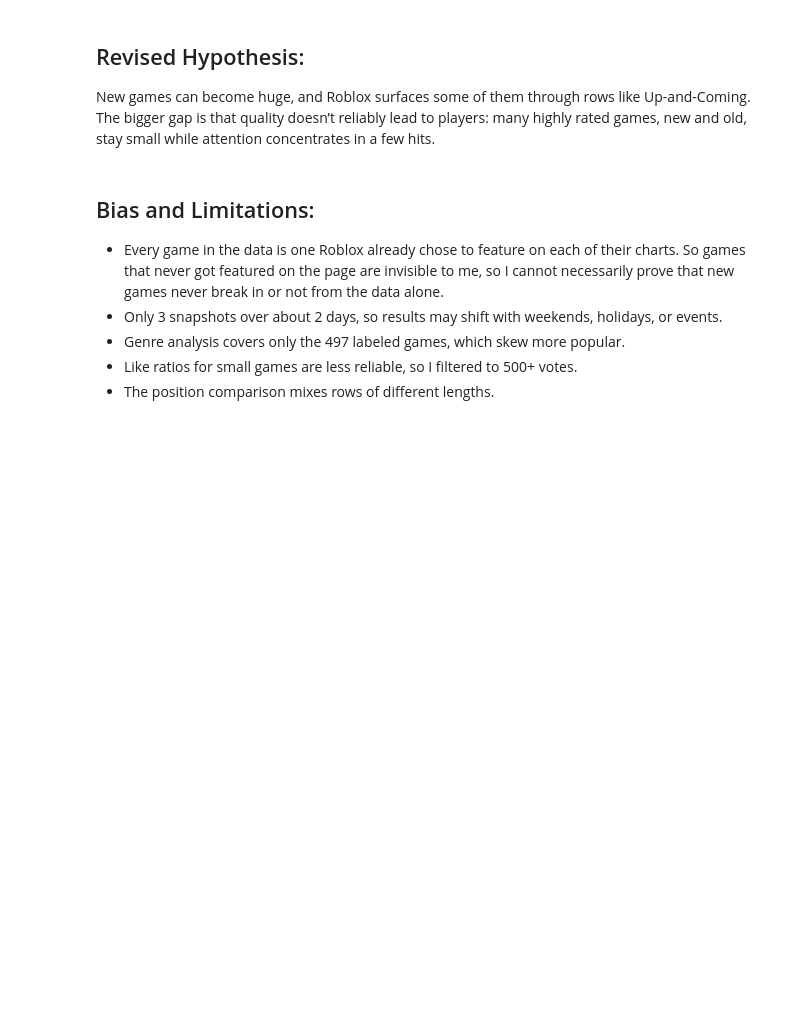
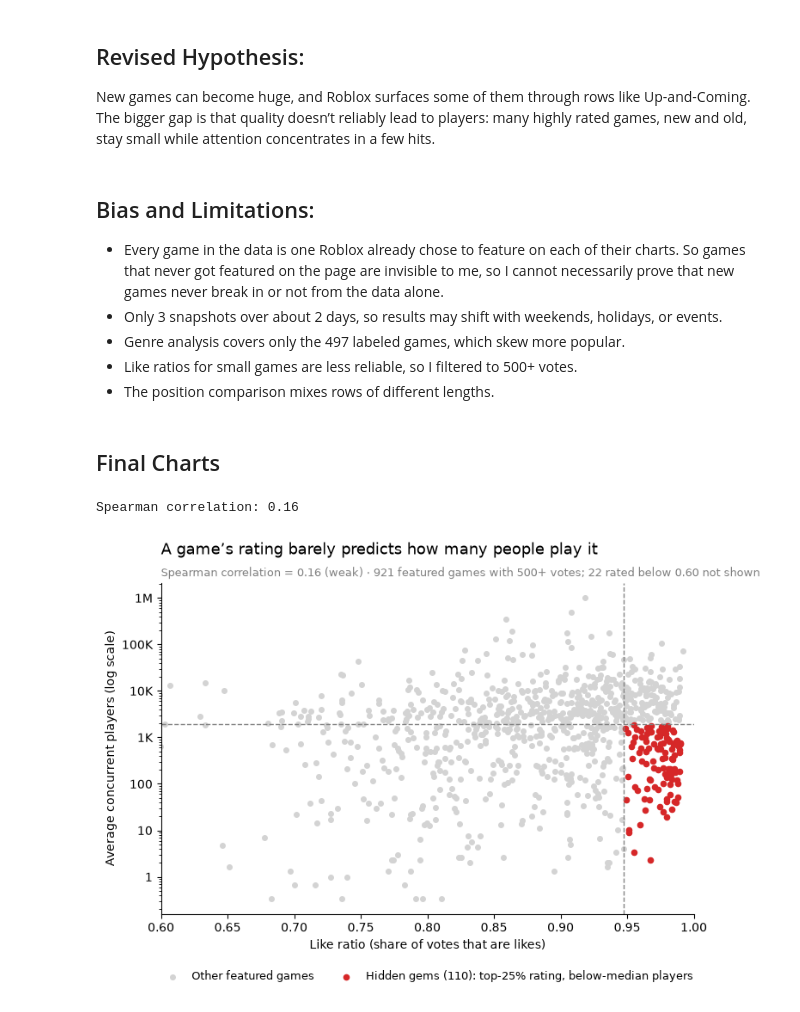
Before and after one commit to MarcusAndriano/roblox-discovery, a Jupyter notebook: notebook/01_explore.ipynb, the cells around one changed output. Drawn from its saved outputs; the diff is of its cells as text; code cells hidden in the pictures; blank space fills up the shorter version.

Commit message:
Hero chart, analysis complete

```diff
--- a/notebook/01_explore.ipynb
+++ b/notebook/01_explore.ipynb
@@ -293,3 +293,40 @@ New games can become huge, and Roblox surfaces some of them through rows like Up
 - Genre analysis covers only the 497 labeled games, which skew more popular.
 - Like ratios for small games are less reliable, so I filtered to 500+ votes.
 - The position comparison mixes rows of different lengths.
+# %% [markdown]
+## Final Charts
+# %%
+rho = rated["like_ratio"].corr(np.log(rated["avg_playing"] + 1), method="spearman")
+print(f"Spearman correlation: {rho:.2f}")
+# %% [output]
+Spearman correlation: 0.16
+# %%
+fig, ax = plt.subplots(figsize=(8, 5))
+
+# All rated games in light gray, hidden gems in red on top
+ax.scatter(rated["like_ratio"], rated["avg_playing"], color="lightgray", s=16, label="Other featured games")
+ax.scatter(gems["like_ratio"], gems["avg_playing"], color="tab:red", s=20,
+           label=f"Hidden gems ({len(gems)}): top-25% rating, below-median players")
+
+# Dashed lines marking the hidden-gem cutoffs
+ax.axvline(hi_like, color="gray", linestyle="--", linewidth=1)
+ax.axhline(low_players, color="gray", linestyle="--", linewidth=1)
+
+ax.set_yscale("log")
+ax.set_xlim(0.6, 1.0)   # zoom in; very few games are rated below 0.6
+ax.set_xlabel("Like ratio (share of votes that are likes)")
+ax.set_ylabel("Average concurrent players (log scale)")
+ax.set_title("A game’s rating barely predicts how many people play it", loc="left", fontsize=13, pad=24)
+ax.text(0, 1.02, f"Spearman correlation = {rho:.2f} (weak) · {len(rated)} featured games with 500+ votes; 22 rated below 0.60 not shown",
+        transform=ax.transAxes, fontsize=9, color="gray")
+ax.spines[["top", "right"]].set_visible(False)
+ax.legend(loc="lower left", frameon=False, fontsize=9)
+ax.legend(loc="upper center", bbox_to_anchor=(0.5, -0.14), ncol=2, frameon=False, fontsize=9)
+from matplotlib.ticker import FuncFormatter
+ax.yaxis.set_major_formatter(FuncFormatter(
+    lambda v, _: f"{v/1e6:g}M" if v >= 1e6 else (f"{v/1000:,.0f}K" if v >= 1000 else f"{v:g}")))
+
+plt.savefig("../charts/01_quality_vs_players.png", dpi=200, bbox_inches="tight")
+plt.show()
+# %% [output]
+[figure, added]
```
Also changed, not shown: 4 other files.
